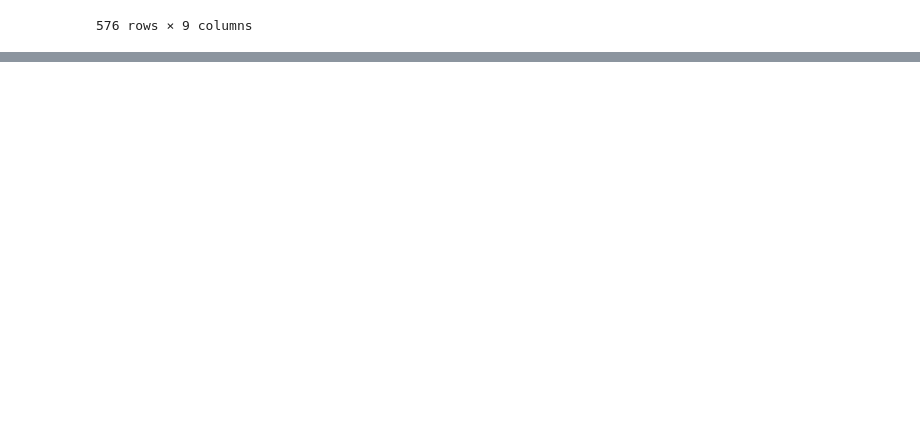
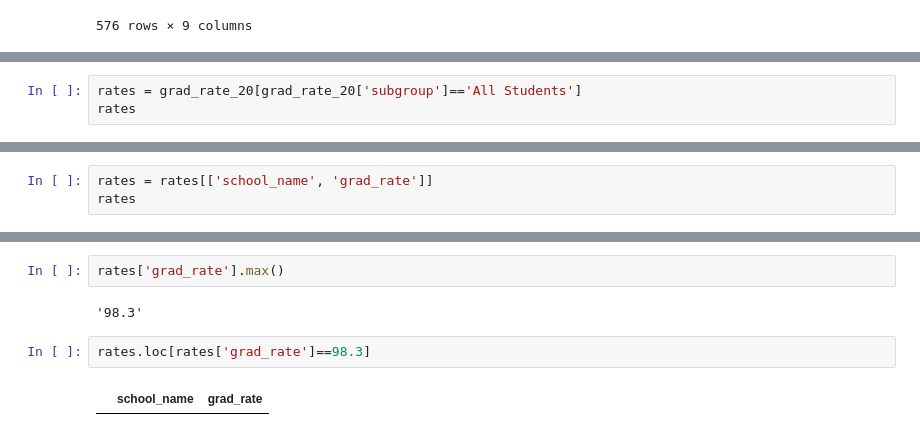
Before and after one commit to ericahen/capstone-da12, a Jupyter notebook: notebooks/grad_rates_2020.ipynb, the cells around one changed output, grey strips where cells are left out. Drawn from its saved outputs; the diff is of its cells as text; blank space fills up the shorter version.

```diff
--- a/notebooks/grad_rates_2020.ipynb
+++ b/notebooks/grad_rates_2020.ipynb
@@ -39,0 +73,3 @@ grad_rate_20
+# %%
+rates = grad_rate_20[grad_rate_20['subgroup']=='All Students']
+rates
@@ -39,0 +94,3 @@ grad_rate_20
+# %%
+rates = rates[['school_name', 'grad_rate']]
+rates
@@ -39,0 +115,8 @@ grad_rate_20
+# %%
+rates['grad_rate'].max()
+# %% [output]
+'98.3'
+# %%
+rates.loc[rates['grad_rate']==98.3]
+# %% [output]
+|  | school_name | grad_rate |
```
Also changed, not shown: parts of 13 cells of this notebook, 1 other file.
